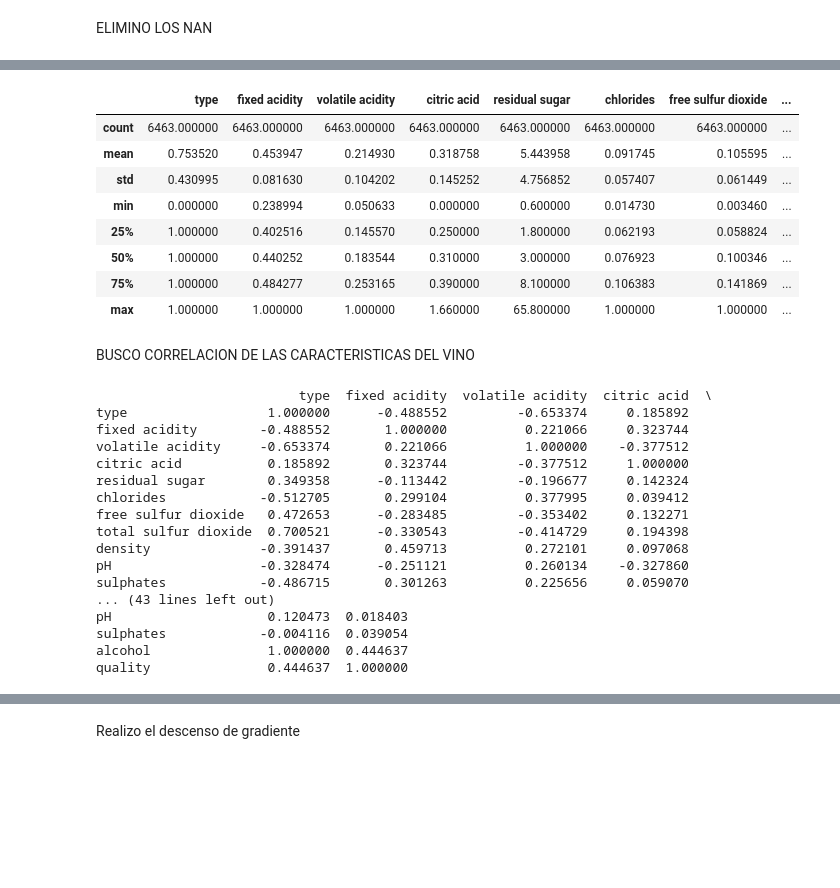
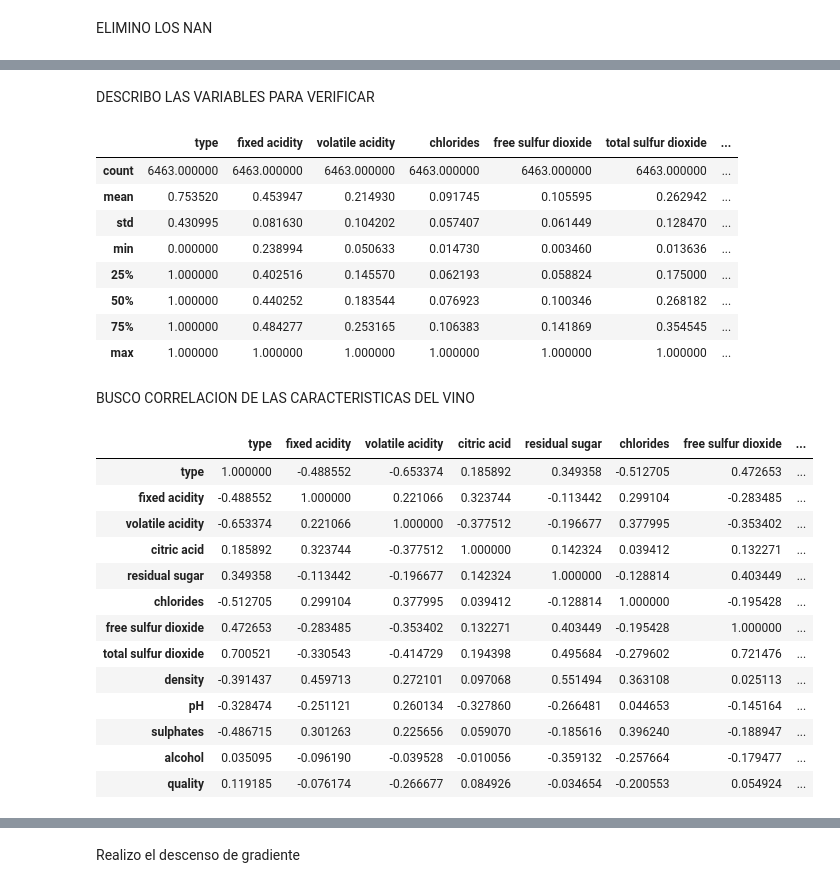
Before and after one commit to LorenGrz/TP_FINAL_MATElll, a Jupyter notebook: TP_LORENZO.ipynb, the cells around one changed output, grey strips where cells are left out. Cells and saved outputs as stored; diff of their text form; code cells hidden in the pictures; blank space fills up the shorter version.

```diff
--- a/TP_LORENZO.ipynb
+++ b/TP_LORENZO.ipynb
@@ -69,8 +53,0 @@ ESTANDARIZO LAS COLUMNAS QUE NO SE ENCUENTRAN ENTRE 0 y 1
-# %%
-data["chlorides"] = data["chlorides"] / data["chlorides"].max()
-data["density"] = data["density"] / data["density"].max()
-data["total sulfur dioxide"] = data["total sulfur dioxide"]/ data["total sulfur dioxide"].max()
-data["free sulfur dioxide"] = data["free sulfur dioxide"]/ data["free sulfur dioxide"].max()
-data["fixed acidity"] = data["fixed acidity"]/ data["fixed acidity"].max()
-data["volatile acidity"] = data["volatile acidity"]/ data["volatile acidity"].max()
-data["pH"] = data["pH"]/ data["pH"].max()
@@ -90,0 +113,17 @@ data = data.reset_index(drop=True)
+# %%
+# Definir características y etiquetas que me interesan
+features = ["fixed acidity","volatile acidity", "chlorides",
+            "free sulfur dioxide","total sulfur dioxide",
+            "density","pH", "sulphates"]  # Seleccionar las características relevantes
+
+#Estandarizo las etiquetas dividiendo cada columna de estas por el maximo de esa columna para que sean datos entre 0 y 1
+data[features] = data[features] / data[features].max()
+
+
+# data["chlorides"] = data["chlorides"] / data["chlorides"].max()
+# data["density"] = data["density"] / data["density"].max()
+# data["total sulfur dioxide"] = data["total sulfur dioxide"]/ data["total sulfur dioxide"].max()
+# data["free sulfur dioxide"] = data["free sulfur dioxide"]/ data["free sulfur dioxide"].max()
+# data["fixed acidity"] = data["fixed acidity"]/ data["fixed acidity"].max()
+# data["volatile acidity"] = data["volatile acidity"]/ data["volatile acidity"].max()
+# data["pH"] = data["pH"]/ data["pH"].max()
@@ -91,37 +155,36 @@ data = data.reset_index(drop=True)
+# %% [markdown]
+DESCRIBO LAS VARIABLES PARA VERIFICAR
 # %%
-data.describe()
+data.loc[:, ["type"] + features].describe()
 # %% [output]
-|  | type | fixed acidity | volatile acidity | citric acid | residual sugar | chlorides | free sulfur dioxide | ... |
-| count | 6463.000000 | 6463.000000 | 6463.000000 | 6463.000000 | 6463.000000 | 6463.000000 | 6463.000000 | ... |
-| mean | 0.753520 | 0.453947 | 0.214930 | 0.318758 | 5.443958 | 0.091745 | 0.105595 | ... |
-| std | 0.430995 | 0.081630 | 0.104202 | 0.145252 | 4.756852 | 0.057407 | 0.061449 | ... |
-| min | 0.000000 | 0.238994 | 0.050633 | 0.000000 | 0.600000 | 0.014730 | 0.003460 | ... |
-| 25% | 1.000000 | 0.402516 | 0.145570 | 0.250000 | 1.800000 | 0.062193 | 0.058824 | ... |
-| 50% | 1.000000 | 0.440252 | 0.183544 | 0.310000 | 3.000000 | 0.076923 | 0.100346 | ... |
-| 75% | 1.000000 | 0.484277 | 0.253165 | 0.390000 | 8.100000 | 0.106383 | 0.141869 | ... |
-| max | 1.000000 | 1.000000 | 1.000000 | 1.660000 | 65.800000 | 1.000000 | 1.000000 | ... |
+|  | type | fixed acidity | volatile acidity | chlorides | free sulfur dioxide | total sulfur dioxide | ... |
+| count | 6463.000000 | 6463.000000 | 6463.000000 | 6463.000000 | 6463.000000 | 6463.000000 | ... |
+| mean | 0.753520 | 0.453947 | 0.214930 | 0.091745 | 0.105595 | 0.262942 | ... |
+| std | 0.430995 | 0.081630 | 0.104202 | 0.057407 | 0.061449 | 0.128470 | ... |
+| min | 0.000000 | 0.238994 | 0.050633 | 0.014730 | 0.003460 | 0.013636 | ... |
+| 25% | 1.000000 | 0.402516 | 0.145570 | 0.062193 | 0.058824 | 0.175000 | ... |
+| 50% | 1.000000 | 0.440252 | 0.183544 | 0.076923 | 0.100346 | 0.268182 | ... |
+| 75% | 1.000000 | 0.484277 | 0.253165 | 0.106383 | 0.141869 | 0.354545 | ... |
+| max | 1.000000 | 1.000000 | 1.000000 | 1.000000 | 1.000000 | 1.000000 | ... |
 # %% [markdown]
 BUSCO CORRELACION DE LAS CARACTERISTICAS DEL VINO
 # %%
 # Imprimir correlaciones entre variables
 correlations = data.corr(method='pearson')
-print(correlations)
+correlations
 # %% [output]
-                          type  fixed acidity  volatile acidity  citric acid  \
-type                  1.000000      -0.488552         -0.653374     0.185892
-fixed acidity        -0.488552       1.000000          0.221066     0.323744
-volatile acidity     -0.653374       0.221066          1.000000    -0.377512
-citric acid           0.185892       0.323744         -0.377512     1.000000
-residual sugar        0.349358      -0.113442         -0.196677     0.142324
-chlorides            -0.512705       0.299104          0.377995     0.039412
-free sulfur dioxide   0.472653      -0.283485         -0.353402     0.132271
-total sulfur dioxide  0.700521      -0.330543         -0.414729     0.194398
-density              -0.391437       0.459713          0.272101     0.097068
-pH                   -0.328474      -0.251121          0.260134    -0.327860
-sulphates            -0.486715       0.301263          0.225656     0.059070
-... (43 lines left out)
-pH                    0.120473  0.018403
-sulphates            -0.004116  0.039054
-alcohol               1.000000  0.444637
-quality               0.444637  1.000000
+|  | type | fixed acidity | volatile acidity | citric acid | residual sugar | chlorides | free sulfur dioxide | ... |
+| type | 1.000000 | -0.488552 | -0.653374 | 0.185892 | 0.349358 | -0.512705 | 0.472653 | ... |
+| fixed acidity | -0.488552 | 1.000000 | 0.221066 | 0.323744 | -0.113442 | 0.299104 | -0.283485 | ... |
+| volatile acidity | -0.653374 | 0.221066 | 1.000000 | -0.377512 | -0.196677 | 0.377995 | -0.353402 | ... |
+| citric acid | 0.185892 | 0.323744 | -0.377512 | 1.000000 | 0.142324 | 0.039412 | 0.132271 | ... |
+| residual sugar | 0.349358 | -0.113442 | -0.196677 | 0.142324 | 1.000000 | -0.128814 | 0.403449 | ... |
+| chlorides | -0.512705 | 0.299104 | 0.377995 | 0.039412 | -0.128814 | 1.000000 | -0.195428 | ... |
+| free sulfur dioxide | 0.472653 | -0.283485 | -0.353402 | 0.132271 | 0.403449 | -0.195428 | 1.000000 | ... |
+| total sulfur dioxide | 0.700521 | -0.330543 | -0.414729 | 0.194398 | 0.495684 | -0.279602 | 0.721476 | ... |
+| density | -0.391437 | 0.459713 | 0.272101 | 0.097068 | 0.551494 | 0.363108 | 0.025113 | ... |
+| pH | -0.328474 | -0.251121 | 0.260134 | -0.327860 | -0.266481 | 0.044653 | -0.145164 | ... |
+| sulphates | -0.486715 | 0.301263 | 0.225656 | 0.059070 | -0.185616 | 0.396240 | -0.188947 | ... |
+| alcohol | 0.035095 | -0.096190 | -0.039528 | -0.010056 | -0.359132 | -0.257664 | -0.179477 | ... |
+| quality | 0.119185 | -0.076174 | -0.266677 | 0.084926 | -0.034654 | -0.200553 | 0.054924 | ... |
 # %% [markdown]
```
Also changed, not shown: parts of 25 cells of this notebook.
